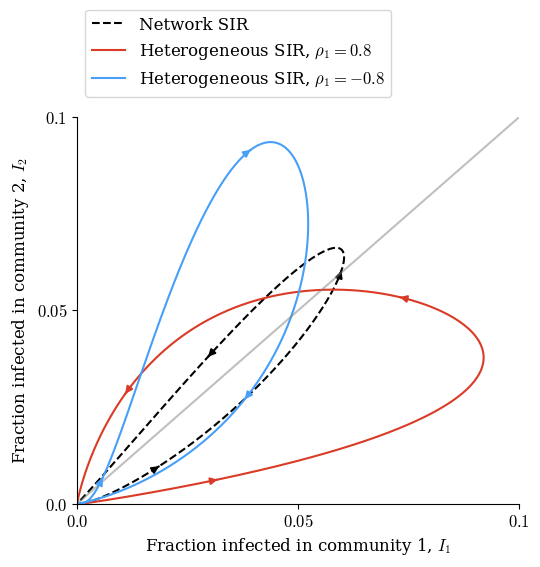
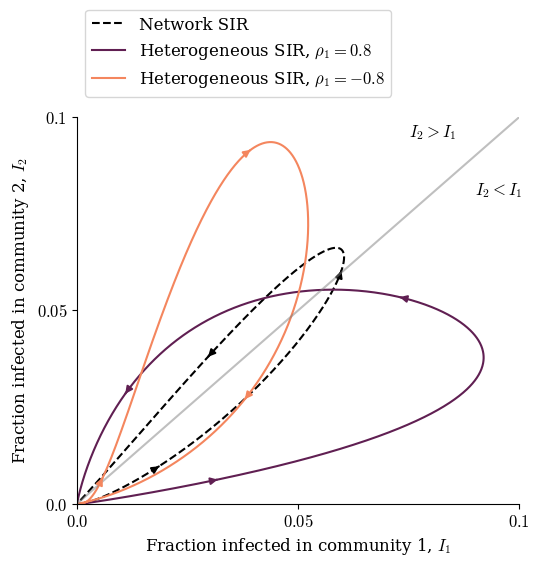
The notebook cell's code change between the first figure and the second:
--- before
+++ after
@@ -1,3 +1,3 @@
-colors = sns.color_palette("blend:#479FF8,#DA3B26", n_colors=5)
+colors = [plt.get_cmap('rocket_r', 5)(i) for i in np.linspace(0.35, 0.65, 2)]#sns.color_palette("blend:#479FF8,#DA3B26", n_colors=5)
 
 k = 10
@@ -172,4 +172,6 @@
 y = x
 plt.plot(x, y, color="grey", alpha=0.5)
+plt.text(0.075, 0.095, r'$I_2 > I_1$', fontsize=12)
+plt.text(0.09, 0.08, r'$I_2 < I_1$', fontsize=12)
 
 plt.xticks([0.0, 0.05, 0.1], [r"$0.0$", r"$0.05$", r"$0.1$"])
@@ -183,5 +185,5 @@
 plt.tight_layout()
 
-plt.savefig("Figures/Figure-4.png", dpi=1000, bbox_inches="tight")
-plt.savefig("Figures/Figure-4.svg", format="svg", bbox_inches="tight")
+#plt.savefig("Figures/Figure-4.png", dpi=1000, bbox_inches="tight")
+#plt.savefig("Figures/Figure-4.svg", format="svg", bbox_inches="tight")
 plt.savefig("Figures/Figure-4.pdf", format="pdf", bbox_inches="tight")

Commit: cahnged cmaps